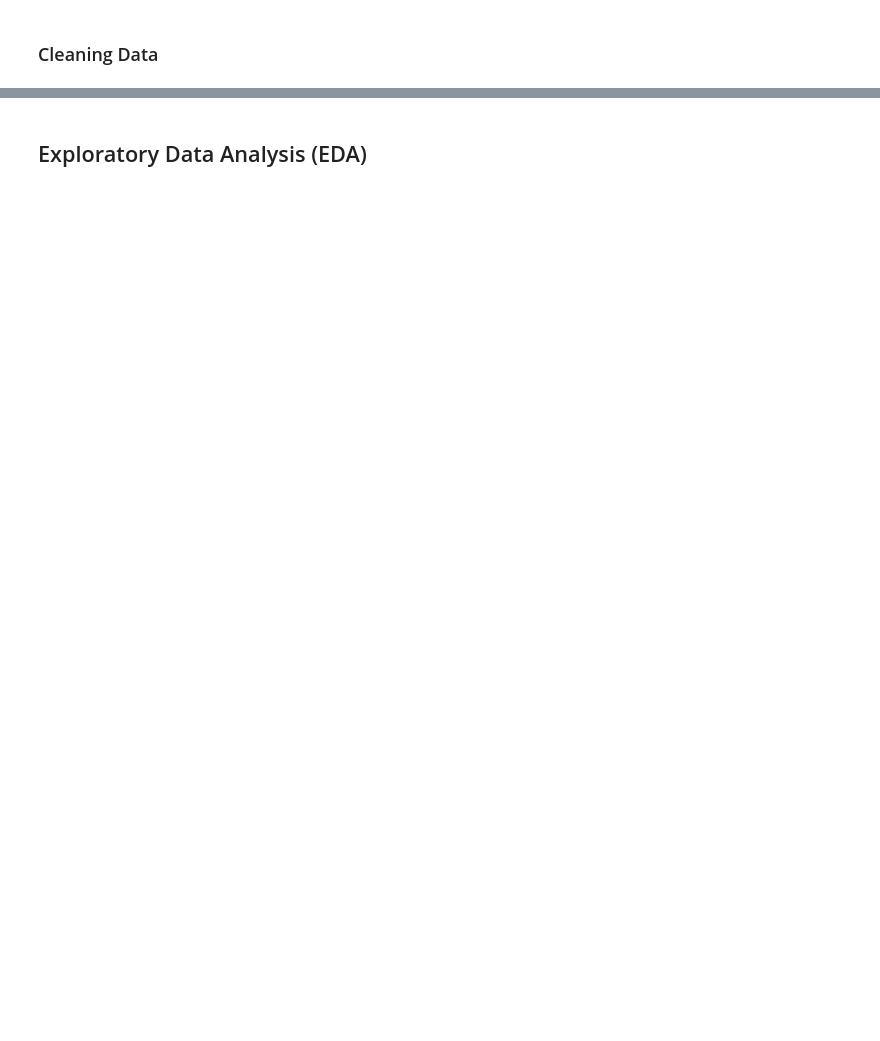
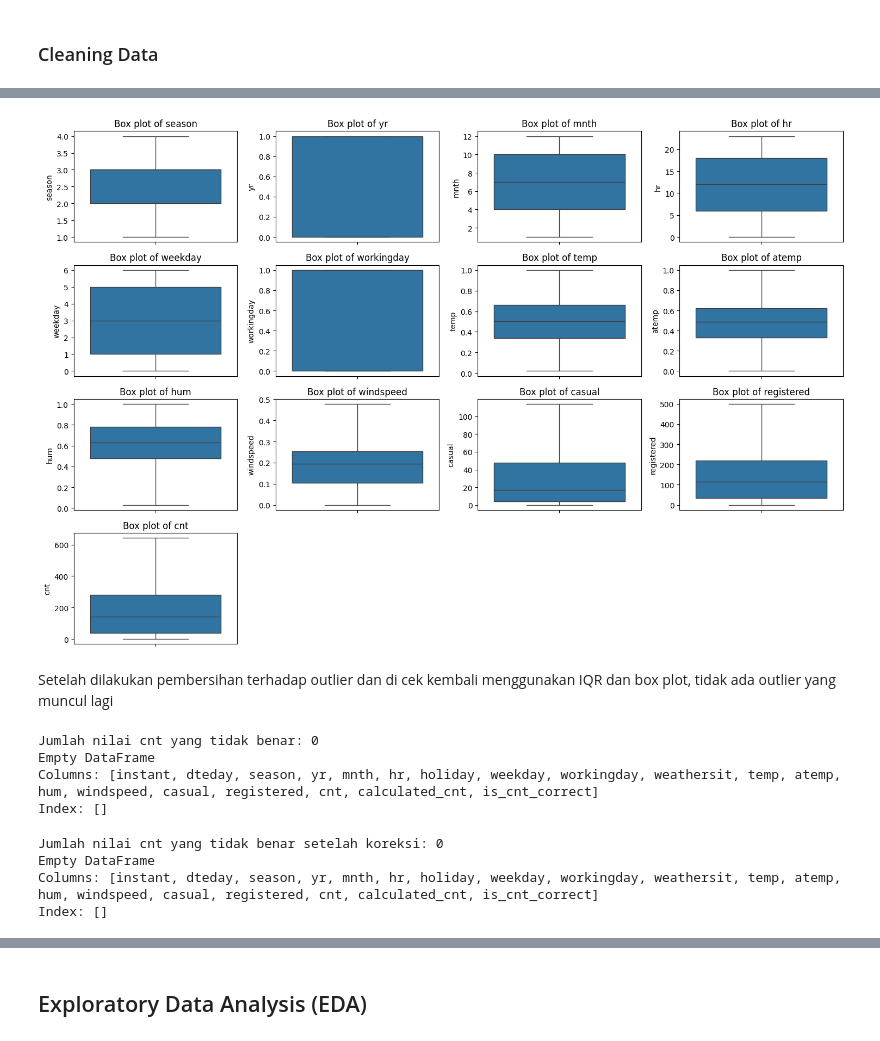
Before and after one commit to atalamahardika/Submission-Analisis-Data, a Jupyter notebook: notebook.ipynb, the cells around one changed output, grey strips where cells are left out. Saved outputs shown, nothing was run; the diff lists cells and outputs as text; code cells hidden in the pictures; blank space fills up the shorter version.

```diff
--- a/notebook.ipynb
+++ b/notebook.ipynb
@@ -32,0 +243,29 @@
+# %%
+def replace_outliers_with_boundary(column):
+    """
+    Fungsi ini menggantikan nilai outlier dalam sebuah kolom dengan nilai batas bawah atau batas atas dari IQR.
+
+    Parameters:
+    column (str): Nama kolom yang akan diimputasi outliernya.
+    """
+    Q1 = hour_df[column].quantile(0.25)
+    Q3 = hour_df[column].quantile(0.75)
+    IQR = Q3 - Q1
+    lower_bound = Q1 - 1.5 * IQR
+    upper_bound = Q3 + 1.5 * IQR
+
+    # Mengubah nilai batas bawah dan batas atas ke tipe data yang sama dengan kolom
+    lower_bound = lower_bound.astype(hour_df[column].dtype)
+    upper_bound = upper_bound.astype(hour_df[column].dtype)
+
+    hour_df.loc[hour_df[column] < lower_bound, column] = lower_bound
+    hour_df.loc[hour_df[column] > upper_bound, column] = upper_bound
+
+# Mengganti outlier di setiap kolom kecuali 'instant' dan 'dteday' dengan boundary value
+for column in columns_to_plot:
+    replace_outliers_with_boundary(column)
+
+# Mengecek kembali apakah ada outlier setelah mengganti dengan boundary value
+for column in columns_to_plot:
+    num_outliers = count_outliers(column)
+    print(f"Jumlah outlier pada {column} setelah mengganti dengan boundary value: {num_outliers}")
@@ -32,0 +286,47 @@
+# %%
+# Membuat figure dengan ukuran 15x10
+plt.figure(figsize=(15, 10))
+
+# Looping untuk membuat subplot box plot untuk setiap kolom
+for i, column in enumerate(columns_to_plot, 1):
+    plt.subplot(4, 4, i)
+    sns.boxplot(y=hour_df[column])
+    plt.title(f'Box plot of {column}')
+    plt.tight_layout()
+
+# Menampilkan plot
+plt.show()
+# %% [output]
+[figure, added]
+# %% [markdown]
+Setelah dilakukan pembersihan terhadap outlier dan di cek kembali menggunakan IQR dan box plot, tidak ada outlier yang muncul lagi
+# %%
+# Menghitung jumlah kolom casual dan registered
+hour_df['calculated_cnt'] = hour_df['casual'] + hour_df['registered']
+
+# Memeriksa apakah calculated_cnt sama dengan cnt
+hour_df['is_cnt_correct'] = hour_df['cnt'] == hour_df['calculated_cnt']
+
+# Menampilkan baris di mana cnt tidak benar
+incorrect_cnt = hour_df[~hour_df['is_cnt_correct']]
+print(f"Jumlah nilai cnt yang tidak benar: {len(incorrect_cnt)}")
+print(incorrect_cnt)
+# %% [output]
+Jumlah nilai cnt yang tidak benar: 0
+Empty DataFrame
+Columns: [instant, dteday, season, yr, mnth, hr, holiday, weekday, workingday, weathersit, temp, atemp, hum, windspeed, casual, registered, cnt, calculated_cnt, is_cnt_correct]
+Index: []
+# %%
+# Mengoreksi nilai dalam kolom 'cnt'
+hour_df['cnt'] = hour_df['casual'] + hour_df['registered']
+
+# Memverifikasi koreksi
+hour_df['is_cnt_correct'] = hour_df['cnt'] == hour_df['calculated_cnt']
+incorrect_cnt = hour_df[~hour_df['is_cnt_correct']]
+print(f"Jumlah nilai cnt yang tidak benar setelah koreksi: {len(incorrect_cnt)}")
+print(incorrect_cnt)
+# %% [output]
+Jumlah nilai cnt yang tidak benar setelah koreksi: 0
+Empty DataFrame
+Columns: [instant, dteday, season, yr, mnth, hr, holiday, weekday, workingday, weathersit, temp, atemp, hum, windspeed, casual, registered, cnt, calculated_cnt, is_cnt_correct]
+Index: []
```
Also changed, not shown: parts of 58 cells of this notebook.
